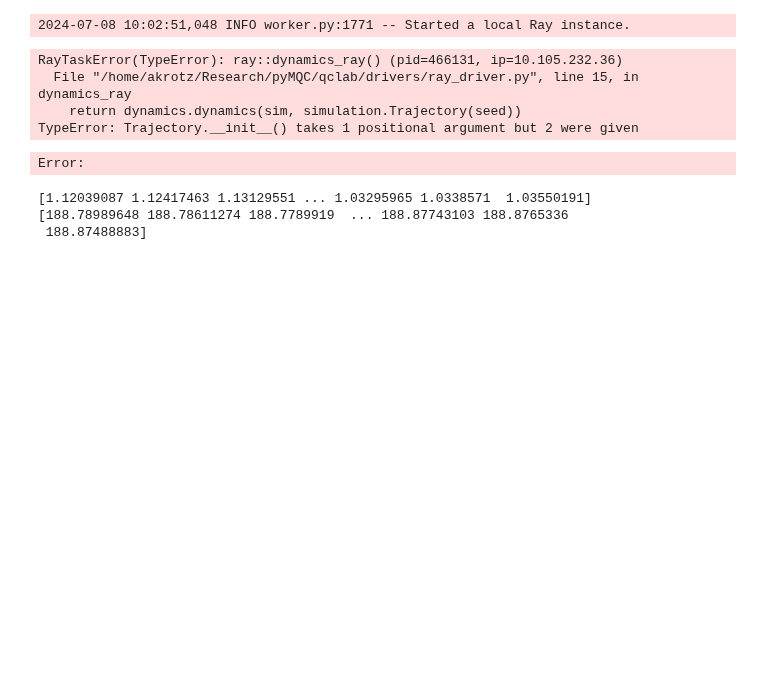
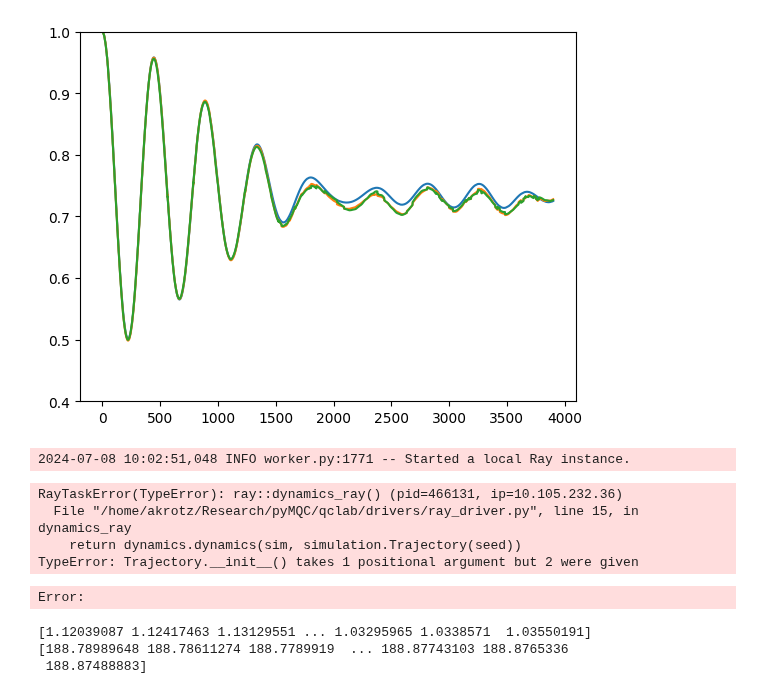
Before and after one commit to tempelaar-team/qclab-dev, a Jupyter notebook: examples/spin_boson_examples.ipynb, the cells around one changed output. Drawn from its saved outputs; the diff is of its cells as text; code cells hidden in the pictures; blank space fills up the shorter version.

Commit message:
Updated models for new format

```diff
--- a/examples/spin_boson_examples.ipynb
+++ b/examples/spin_boson_examples.ipynb
@@ -8,0 +54,22 @@ from qclab.drivers.ray_driver import dynamics_parallel_ray
+# %%
+input_params = dict(temp = 1, V=0.5, E=0.5, A=100, W=0.1, l=0.02/4)
+sim = SpinBosonModel(input_params = input_params)
+
+sim.num_branches = sim.num_states
+sim.num_trajs = 20
+sim.tmax=int(1/0.0260677)+1
+sim.dt_output=0.01
+sim.dt=1/(10*sim.w[-1])
+sim.dmat_const = 0
+sim.pab_cohere = False
+sim.sh_deterministic = True
+sim.gauge_fix = 0
+
+sim.wf_db = np.zeros((sim.num_states),dtype=complex)
+sim.wf_db[0] = 1
+
+
+nprocs = 8
+num_seeds = 10*sim.num_trajs
+seeds = np.arange(0, num_seeds)
+data_cfssh = dynamics_parallel_ray(CoherentFewestSwitchesSurfaceHoppingDynamics, sim, seeds, nprocs, simulation.Data())
@@ -9,3 +78,23 @@ from qclab.drivers.ray_driver import dynamics_parallel_ray
+# %%
+pops_fssh = np.real(np.einsum('nii->ni',data_fssh.data_dic['dm_db']))
+ntraj = np.sum(pops_fssh[0])
+pops_fssh = pops_fssh/ntraj
+
+pops_mf = np.real(np.einsum('nii->ni',data_mf.data_dic['dm_db']))
+ntraj = np.sum(pops_mf[0])
+pops_mf = pops_mf/ntraj
+
+pops_cfssh = np.real(np.einsum('nii->ni',data_cfssh.data_dic['dm_db']))
+ntraj = np.sum(pops_cfssh[0])
+pops_cfssh = pops_cfssh/ntraj
+
+plt.plot(pops_mf[:,0])
+plt.plot(pops_fssh[:,0])
+plt.plot(pops_cfssh[:,0])
+plt.ylim([0.4,1])
+plt.show()
+# %% [output]
+[figure, added]
 # %%
 input_params = dict(temp = 1, V=0.5, E=0.5, A=100, W=0.1, l=0.02/4)
 sim = SpinBosonModel(input_params = input_params)
```
Also changed, not shown: parts of 5 cells of this notebook, 3 other files.
